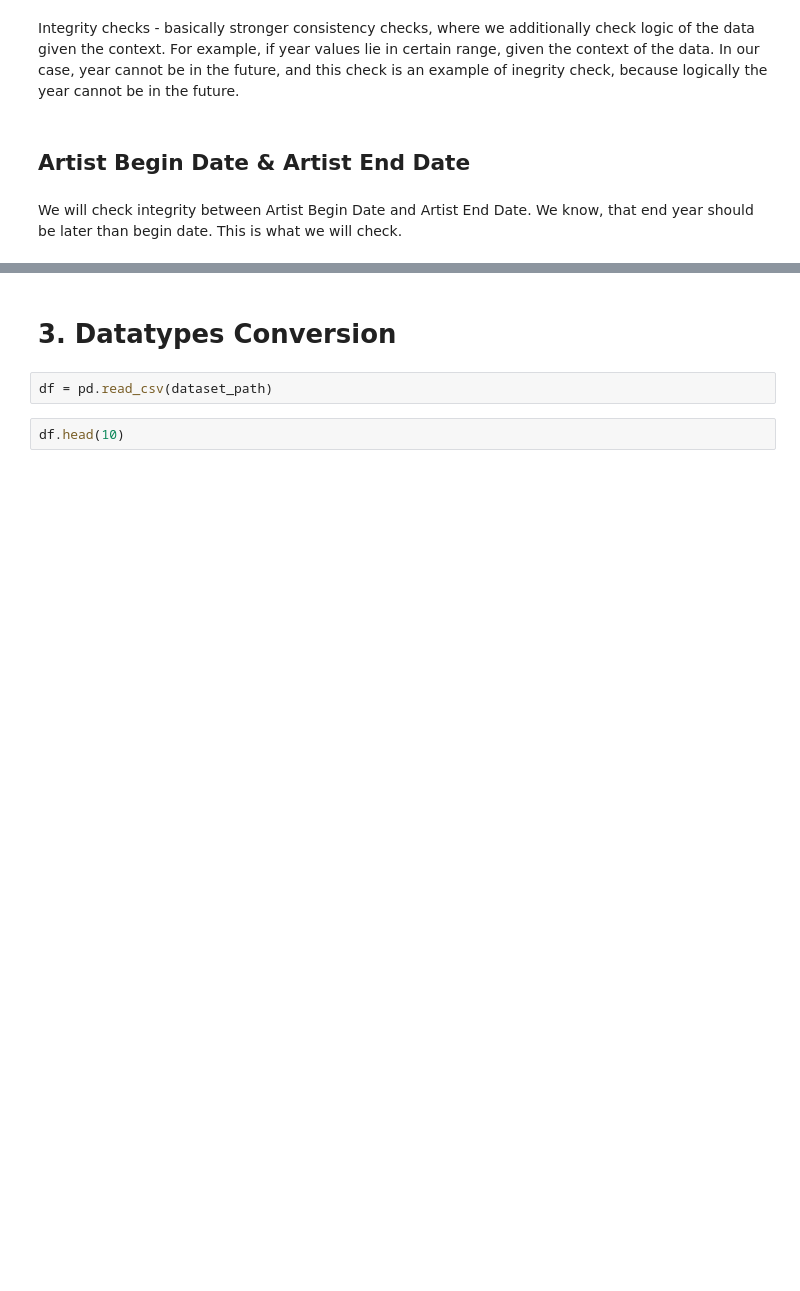
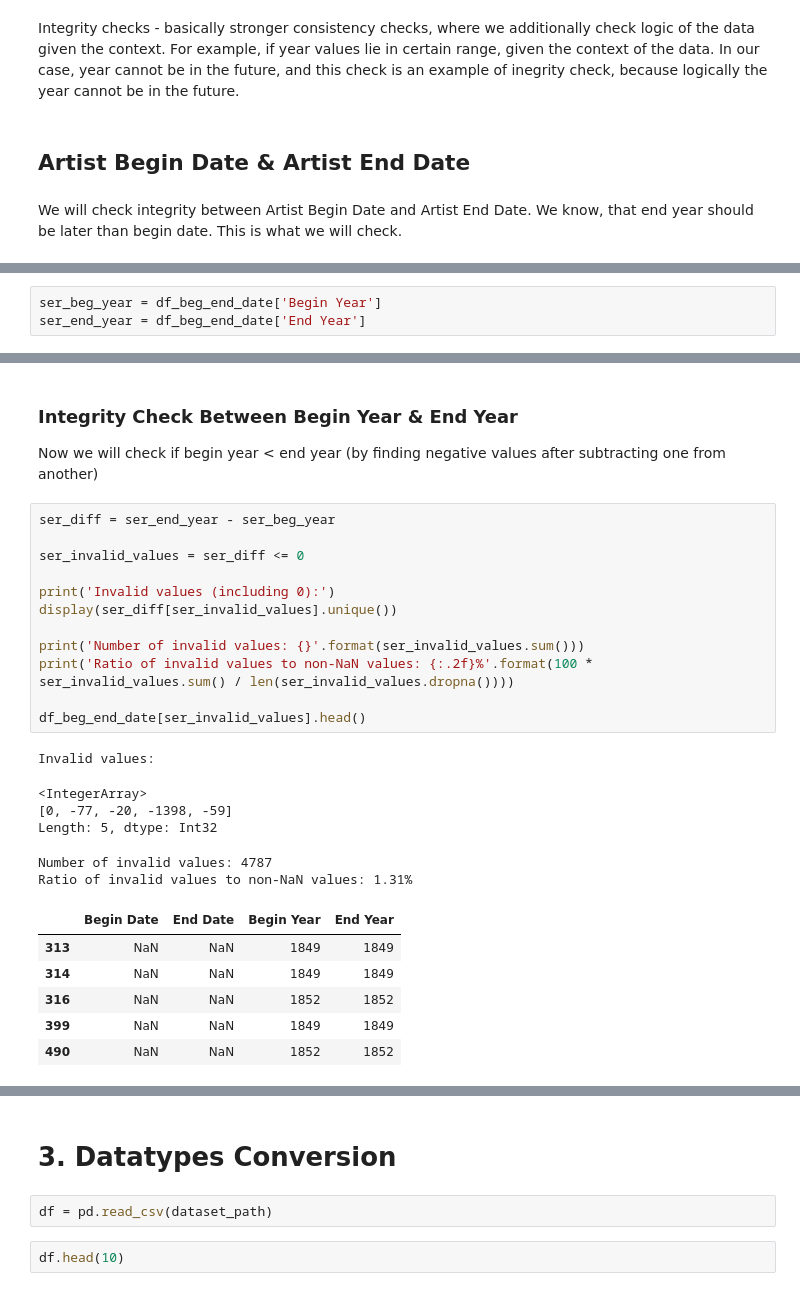
Before and after one commit to nickobard/Data-Preprocessing-Course, a Jupyter notebook: 01/01_homework.ipynb, the cells around one changed output, grey strips where cells are left out. Drawn from its saved outputs; the diff is of its cells as text; blank space fills up the shorter version.

```diff
--- a/01/01_homework.ipynb
+++ b/01/01_homework.ipynb
@@ -1068,0 +855,3 @@ del df_abd_aed
+# %%
+ser_beg_year = df_beg_end_date['Begin Year']
+ser_end_year = df_beg_end_date['End Year']
@@ -1068,0 +896,29 @@ del df_abd_aed
+# %% [markdown]
+### Integrity Check Between Begin Year & End Year
+
+Now we will check if begin year < end year (by finding negative values after subtracting one from another)
+# %%
+ser_diff = ser_end_year - ser_beg_year
+
+ser_invalid_values = ser_diff <= 0
+
+print('Invalid values (including 0):')
+display(ser_diff[ser_invalid_values].unique())
+
+print('Number of invalid values: {}'.format(ser_invalid_values.sum()))
+print('Ratio of invalid values to non-NaN values: {:.2f}%'.format(100 * ser_invalid_values.sum() / len(ser_invalid_values.dropna())))
+
+df_beg_end_date[ser_invalid_values].head()
+# %% [output]
+Invalid values:
+<IntegerArray>
+[0, -77, -20, -1398, -59]
+Length: 5, dtype: Int32
+Number of invalid values: 4787
+Ratio of invalid values to non-NaN values: 1.31%
+|  | Begin Date | End Date | Begin Year | End Year |
+| 313 | NaN | NaN | 1849 | 1849 |
+| 314 | NaN | NaN | 1849 | 1849 |
+| 316 | NaN | NaN | 1852 | 1852 |
+| 399 | NaN | NaN | 1849 | 1849 |
+| 490 | NaN | NaN | 1852 | 1852 |
```
Also changed, not shown: parts of 70 cells of this notebook.
